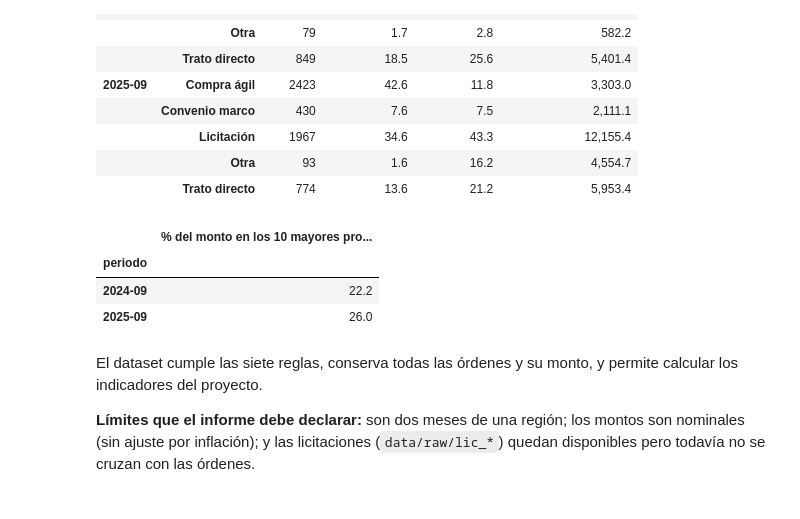
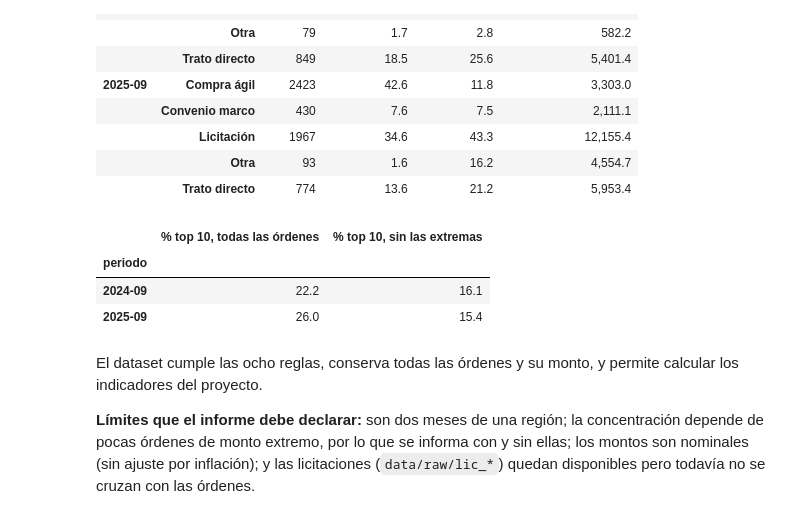
Before and after one commit to Isonauta/mcdi500-proyecto-abp-v2, a Jupyter notebook: F2/05_validacion.ipynb, the cells around one changed output. Cells and saved outputs as stored; diff of their text form; code cells hidden in the pictures.

```diff
--- a/F2/05_validacion.ipynb
+++ b/F2/05_validacion.ipynb
@@ -112,15 +113,19 @@ summary
 |  | Otra | 93 | 1.6 | 16.2 | 4,554.7 |
 |  | Trato directo | 774 | 13.6 | 21.2 | 5,953.4 |
 # %%
-by_supplier = orders.groupby(["periodo", "CodigoProveedor"])["MontoTotalOC_PesosChilenos"].sum()
-top10 = by_supplier.groupby("periodo").apply(lambda amounts: amounts.nlargest(10).sum() / amounts.sum() * 100)
-top10.rename("% del monto en los 10 mayores proveedores").to_frame()
+# Participación de los diez mayores proveedores, con todas las órdenes y sin las de monto extremo.
+pd.DataFrame(
+    {
+        "% top 10, todas las órdenes": ordenes.top_supplier_share(orders),
+        "% top 10, sin las extremas": ordenes.top_supplier_share(orders[~orders["monto_extremo"]]),
+    }
+)
 # %% [output]
-|  | % del monto en los 10 mayores pro... |
-| periodo |  |
-| 2024-09 | 22.2 |
-| 2025-09 | 26.0 |
+|  | % top 10, todas las órdenes | % top 10, sin las extremas |
+| periodo |  |  |
+| 2024-09 | 22.2 | 16.1 |
+| 2025-09 | 26.0 | 15.4 |
 # %% [markdown]
-El dataset cumple las siete reglas, conserva todas las órdenes y su monto, y permite calcular los indicadores del proyecto.
+El dataset cumple las ocho reglas, conserva todas las órdenes y su monto, y permite calcular los indicadores del proyecto.
 
-**Límites que el informe debe declarar:** son dos meses de una región; los montos son nominales (sin ajuste por inflación); y las licitaciones (`data/raw/lic_*`) quedan disponibles pero todavía no se cruzan con las órdenes.
+**Límites que el informe debe declarar:** son dos meses de una región; la concentración depende de pocas órdenes de monto extremo, por lo que se informa con y sin ellas; los montos son nominales (sin ajuste por inflación); y las licitaciones (`data/raw/lic_*`) quedan disponibles pero todavía no se cruzan con las órdenes.
```
Also changed, not shown: parts of 3 cells of this notebook, 5 other files.
